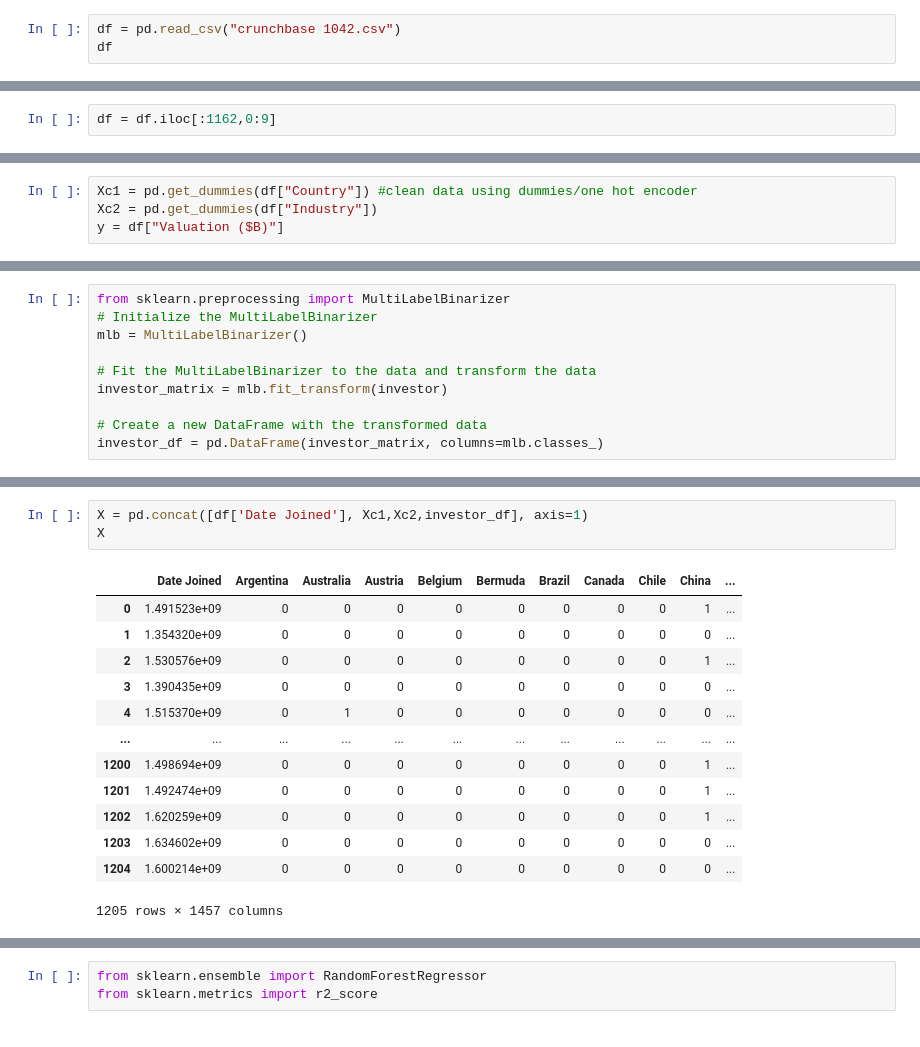
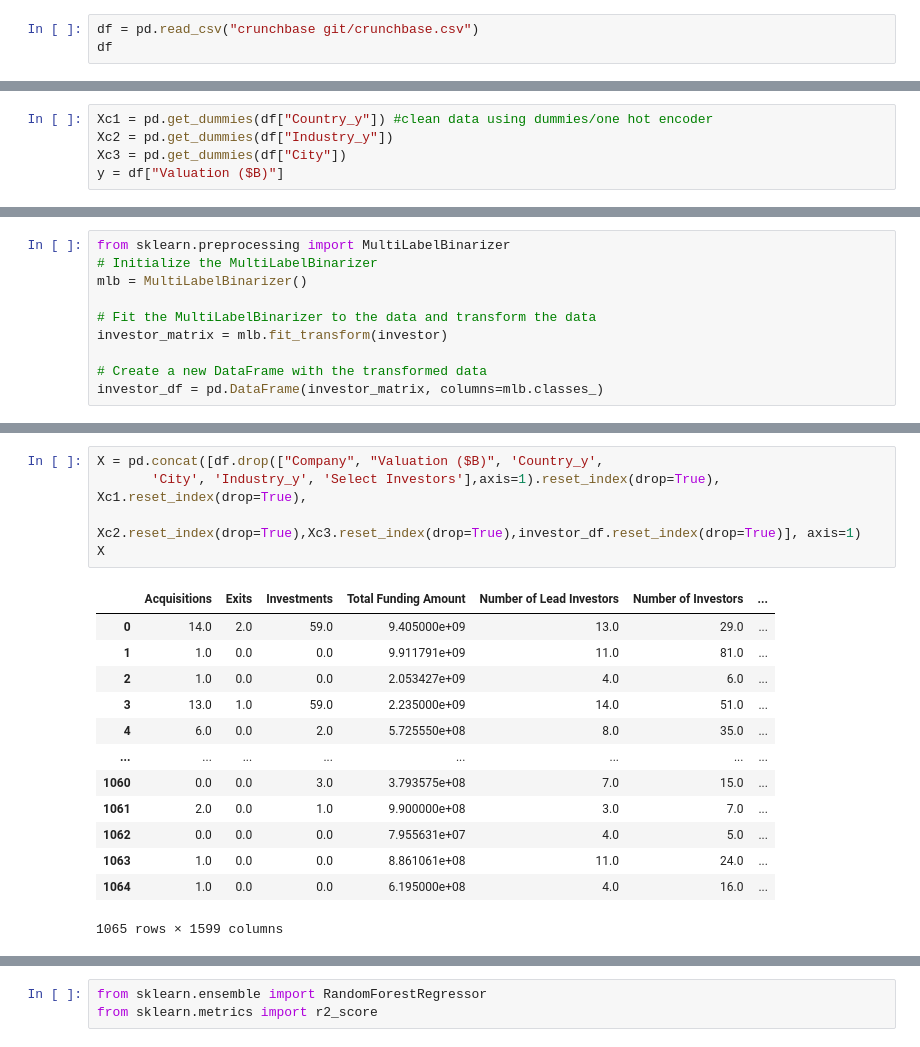
Before and after one commit to shenxinyi0322/PIC-16B-Group-Project, a Jupyter notebook: VC algorithm try.ipynb, the cells around one changed output, grey strips where cells are left out. Cells and saved outputs as stored; diff of their text form.

```diff
--- a/VC algorithm try.ipynb
+++ b/VC algorithm try.ipynb
@@ -6,6 +6,6 @@ from sklearn.model_selection import train_test_split
 import numpy as np
 import seaborn as sns
 # %%
-df = pd.read_csv("crunchbase 1042.csv")
+df = pd.read_csv("crunchbase git/crunchbase.csv")
 df
 # %% [output]
@@ -25,5 +25,3 @@ df
-# %%
-df = df.iloc[:1162,0:9]
 # %%
 df1 = pd.read_csv("newunicorn.csv")
 df1 = df1.drop(["Unnamed: 0"], axis=1)
@@ -81,6 +150,7 @@ df1
 # %%
-Xc1 = pd.get_dummies(df["Country"]) #clean data using dummies/one hot encoder
-Xc2 = pd.get_dummies(df["Industry"])
+Xc1 = pd.get_dummies(df["Country_y"]) #clean data using dummies/one hot encoder
+Xc2 = pd.get_dummies(df["Industry_y"])
+Xc3 = pd.get_dummies(df["City"])
 y = df["Valuation ($B)"]
 # %%
 df['Select Investors'] = df['Select Investors'].fillna('')
@@ -128,20 +211,22 @@ investor_df
 # %%
-X = pd.concat([df['Date Joined'], Xc1,Xc2,investor_df], axis=1)
+X = pd.concat([df.drop(["Company", "Valuation ($B)", 'Country_y',
+       'City', 'Industry_y', 'Select Investors'],axis=1).reset_index(drop=True), Xc1.reset_index(drop=True),
+               Xc2.reset_index(drop=True),Xc3.reset_index(drop=True),investor_df.reset_index(drop=True)], axis=1)
 X
 # %% [output]
-|  | Date Joined | Argentina | Australia | Austria | Belgium | Bermuda | Brazil | Canada | Chile | China | ... |
-| 0 | 1.491523e+09 | 0 | 0 | 0 | 0 | 0 | 0 | 0 | 0 | 1 | ... |
-| 1 | 1.354320e+09 | 0 | 0 | 0 | 0 | 0 | 0 | 0 | 0 | 0 | ... |
-| 2 | 1.530576e+09 | 0 | 0 | 0 | 0 | 0 | 0 | 0 | 0 | 1 | ... |
-| 3 | 1.390435e+09 | 0 | 0 | 0 | 0 | 0 | 0 | 0 | 0 | 0 | ... |
-| 4 | 1.515370e+09 | 0 | 1 | 0 | 0 | 0 | 0 | 0 | 0 | 0 | ... |
-| ... | ... | ... | ... | ... | ... | ... | ... | ... | ... | ... | ... |
-| 1200 | 1.498694e+09 | 0 | 0 | 0 | 0 | 0 | 0 | 0 | 0 | 1 | ... |
-| 1201 | 1.492474e+09 | 0 | 0 | 0 | 0 | 0 | 0 | 0 | 0 | 1 | ... |
-| 1202 | 1.620259e+09 | 0 | 0 | 0 | 0 | 0 | 0 | 0 | 0 | 1 | ... |
-| 1203 | 1.634602e+09 | 0 | 0 | 0 | 0 | 0 | 0 | 0 | 0 | 0 | ... |
-| 1204 | 1.600214e+09 | 0 | 0 | 0 | 0 | 0 | 0 | 0 | 0 | 0 | ... |
+|  | Acquisitions | Exits | Investments | Total Funding Amount | Number of Lead Investors | Number of Investors | ... |
+| 0 | 14.0 | 2.0 | 59.0 | 9.405000e+09 | 13.0 | 29.0 | ... |
+| 1 | 1.0 | 0.0 | 0.0 | 9.911791e+09 | 11.0 | 81.0 | ... |
+| 2 | 1.0 | 0.0 | 0.0 | 2.053427e+09 | 4.0 | 6.0 | ... |
+| 3 | 13.0 | 1.0 | 59.0 | 2.235000e+09 | 14.0 | 51.0 | ... |
+| 4 | 6.0 | 0.0 | 2.0 | 5.725550e+08 | 8.0 | 35.0 | ... |
+| ... | ... | ... | ... | ... | ... | ... | ... |
+| 1060 | 0.0 | 0.0 | 3.0 | 3.793575e+08 | 7.0 | 15.0 | ... |
+| 1061 | 2.0 | 0.0 | 1.0 | 9.900000e+08 | 3.0 | 7.0 | ... |
+| 1062 | 0.0 | 0.0 | 0.0 | 7.955631e+07 | 4.0 | 5.0 | ... |
+| 1063 | 1.0 | 0.0 | 0.0 | 8.861061e+08 | 11.0 | 24.0 | ... |
+| 1064 | 1.0 | 0.0 | 0.0 | 6.195000e+08 | 4.0 | 16.0 | ... |
-1205 rows × 1457 columns
+1065 rows × 1599 columns
 # %%
 from sklearn.model_selection import train_test_split
 
```
Also changed, not shown: parts of 25 cells of this notebook, 1 other file.
